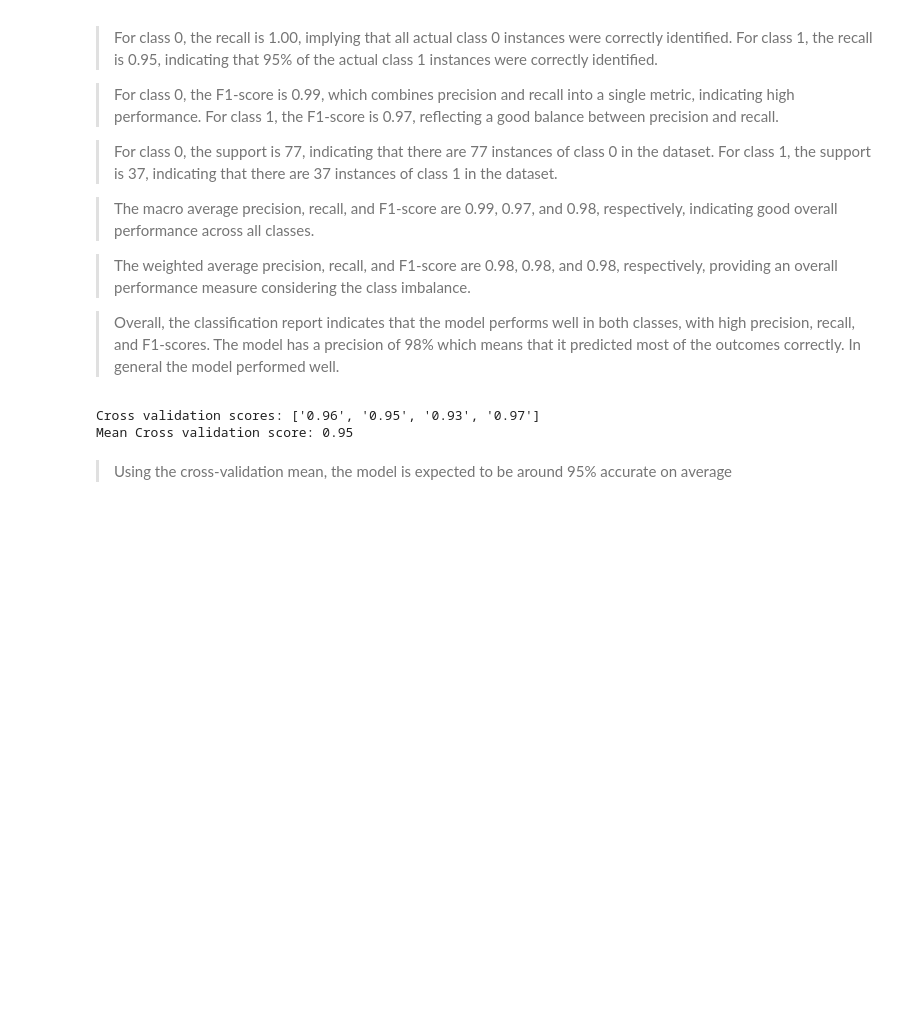
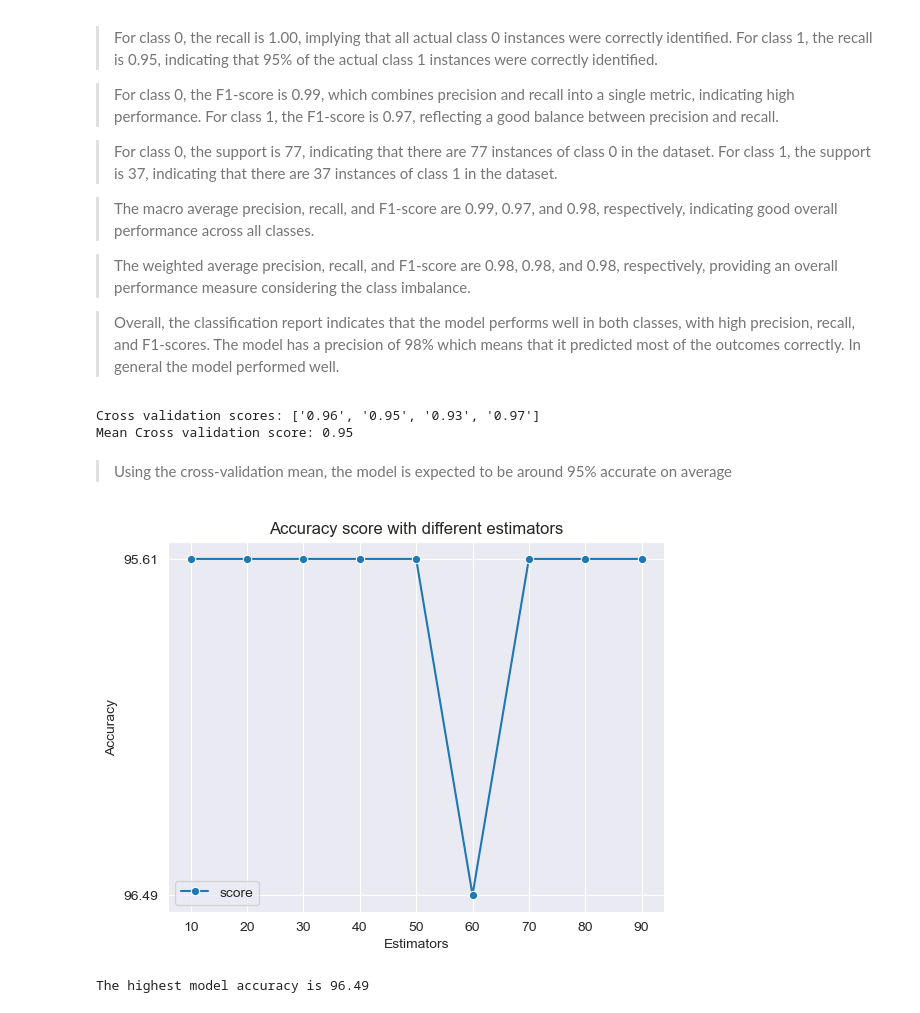
Before and after one commit to denzeil/Breast-Cancer-Predictive-Analysis, a Jupyter notebook: cancer_data.ipynb, the cells around one changed output. Saved outputs shown, nothing was run; the diff lists cells and outputs as text; code cells hidden in the pictures; blank space fills up the shorter version.

Commit message:
Predictive Analysis using a Random Forest

```diff
--- a/cancer_data.ipynb
+++ b/cancer_data.ipynb
@@ -330,3 +330,23 @@ Cross validation scores: ['0.96', '0.95', '0.93', '0.97']
 Mean Cross validation score: 0.95
 # %% [markdown]
 > Using the cross-validation mean, the model is expected to be around 95%  accurate on average
+# %%
+#Try using different estimators and plot a graph for accuracy and estimators
+np.random.seed(40)
+collect=[]
+estimators=range(10,100,10)
+for i in estimators:
+    model=RandomForestClassifier(n_estimators=i)
+    model.fit(x_train,y_train)
+    best='{:.2f}'.format(model.score(x_test,y_test) * 100)
+    collect.append(best)
+sns.lineplot(x=estimators,y=collect,marker='o',label='score')
+plt.title('Accuracy score with different estimators')
+plt.xlabel('Estimators')
+plt.ylabel('Accuracy')
+plt.show();
+float_collect=np.asarray(collect,dtype=float)
+print(f"The highest model accuracy is {np.max(float_collect)}")
+# %% [output]
+[figure, added]
+The highest model accuracy is 96.49
```
